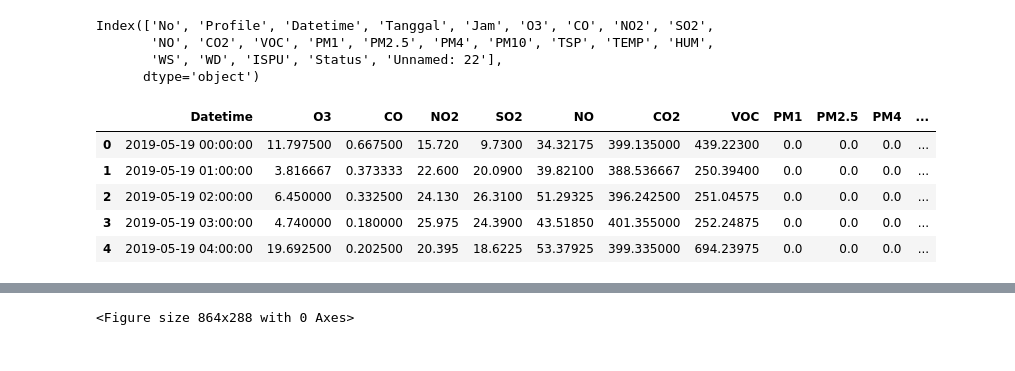
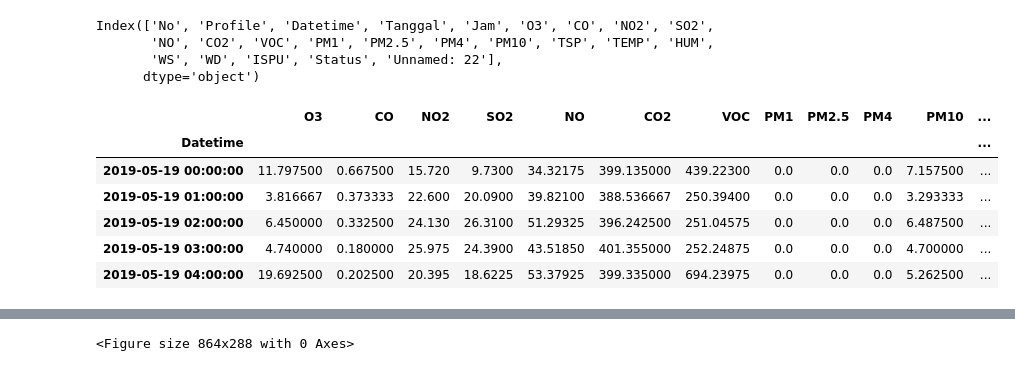
Before and after one commit to dnmquan1110/BanDung_AirQuaility_Prediction, a Jupyter notebook: air_quality.ipynb, the cells around one changed output, grey strips where cells are left out. Cells and saved outputs as stored; diff of their text form; code cells hidden in the pictures.

```diff
--- a/air_quality.ipynb
+++ b/air_quality.ipynb
@@ -89,13 +89,14 @@ Index(['No', 'Profile', 'Datetime', 'Tanggal', 'Jam', 'O3', 'CO', 'NO2', 'SO2',
       dtype='object')
 # %%
 df = raw_data.drop(columns=['No','Tanggal','Jam','Unnamed: 22'])
-df = df.groupby(['Datetime']).mean().reset_index()
-df.head()
+df1 = df.groupby(['Datetime']).mean()
+df1.head()
 # %% [output]
-|  | Datetime | O3 | CO | NO2 | SO2 | NO | CO2 | VOC | PM1 | PM2.5 | PM4 | ... |
-| 0 | 2019-05-19 00:00:00 | 11.797500 | 0.667500 | 15.720 | 9.7300 | 34.32175 | 399.135000 | 439.22300 | 0.0 | 0.0 | 0.0 | ... |
-| 1 | 2019-05-19 01:00:00 | 3.816667 | 0.373333 | 22.600 | 20.0900 | 39.82100 | 388.536667 | 250.39400 | 0.0 | 0.0 | 0.0 | ... |
-| 2 | 2019-05-19 02:00:00 | 6.450000 | 0.332500 | 24.130 | 26.3100 | 51.29325 | 396.242500 | 251.04575 | 0.0 | 0.0 | 0.0 | ... |
-| 3 | 2019-05-19 03:00:00 | 4.740000 | 0.180000 | 25.975 | 24.3900 | 43.51850 | 401.355000 | 252.24875 | 0.0 | 0.0 | 0.0 | ... |
-| 4 | 2019-05-19 04:00:00 | 19.692500 | 0.202500 | 20.395 | 18.6225 | 53.37925 | 399.335000 | 694.23975 | 0.0 | 0.0 | 0.0 | ... |
+|  | O3 | CO | NO2 | SO2 | NO | CO2 | VOC | PM1 | PM2.5 | PM4 | PM10 | ... |
+| Datetime |  |  |  |  |  |  |  |  |  |  |  | ... |
+| 2019-05-19 00:00:00 | 11.797500 | 0.667500 | 15.720 | 9.7300 | 34.32175 | 399.135000 | 439.22300 | 0.0 | 0.0 | 0.0 | 7.157500 | ... |
+| 2019-05-19 01:00:00 | 3.816667 | 0.373333 | 22.600 | 20.0900 | 39.82100 | 388.536667 | 250.39400 | 0.0 | 0.0 | 0.0 | 3.293333 | ... |
+| 2019-05-19 02:00:00 | 6.450000 | 0.332500 | 24.130 | 26.3100 | 51.29325 | 396.242500 | 251.04575 | 0.0 | 0.0 | 0.0 | 6.487500 | ... |
+| 2019-05-19 03:00:00 | 4.740000 | 0.180000 | 25.975 | 24.3900 | 43.51850 | 401.355000 | 252.24875 | 0.0 | 0.0 | 0.0 | 4.700000 | ... |
+| 2019-05-19 04:00:00 | 19.692500 | 0.202500 | 20.395 | 18.6225 | 53.37925 | 399.335000 | 694.23975 | 0.0 | 0.0 | 0.0 | 5.262500 | ... |
 # %%
```
Also changed, not shown: parts of 38 cells of this notebook.
